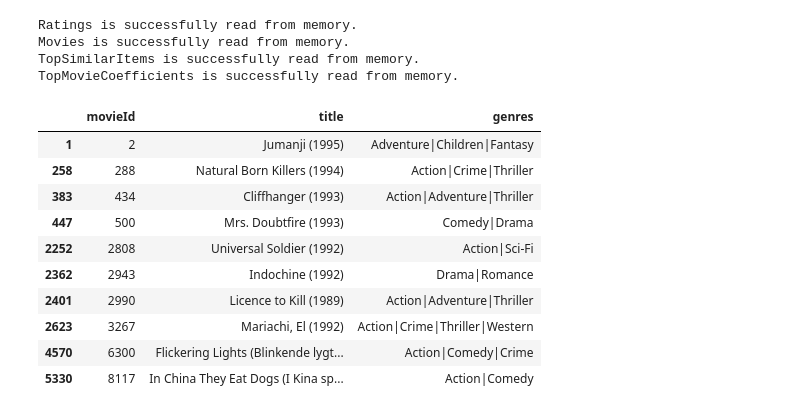
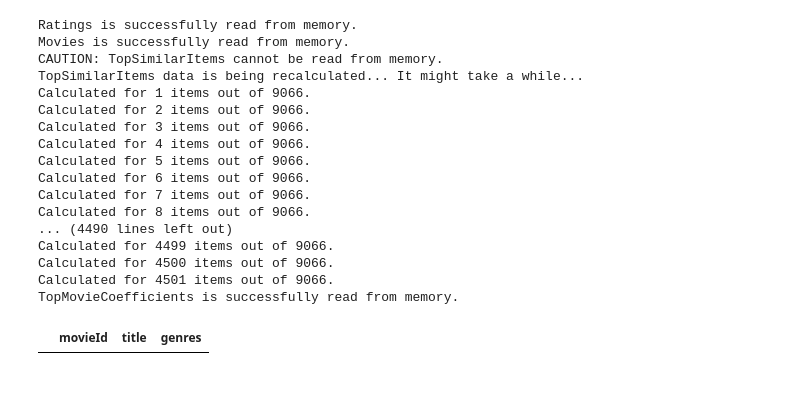
Before and after one commit to Chleb/datamine-project, a Jupyter notebook: item_collaborative_filtering.ipynb, the cells around one changed output. Saved outputs shown, nothing was run; the diff lists cells and outputs as text; code cells hidden in the pictures; blank space fills up the shorter version.

```diff
--- a/item_collaborative_filtering.ipynb
+++ b/item_collaborative_filtering.ipynb
@@ -44,29 +44,26 @@ def process_ratings(Ratings):
     return Ratings, PivotedMoviesMatrix
 # %%
 def item_similarity_matrix():
-    MoviesMatrix = pd.DataFrame(0, index=distinct_movies, columns=np.arange(distinct_movies.size)+1, dtype='float')
-    TopSimilarItems = pd.DataFrame(0, index=distinct_movies, columns=np.arange(1000)+1, dtype='float')
-    MovieCoefficients = pd.DataFrame(0, index=distinct_movies, columns=np.arange(distinct_movies.size)+1, dtype='float')
-    TopMovieCoefficients = pd.DataFrame(0, index=distinct_movies, columns=np.arange(1000)+1, dtype='float')
+    MoviesMatrix = pd.DataFrame(0, index=np.arange(distinct_movies.size), columns=np.arange(distinct_movies.size), dtype='float')
+    TopSimilarItems = pd.DataFrame(0, index=np.arange(distinct_movies.size), columns=np.arange(1000), dtype='float')
+    MovieCoefficients = pd.DataFrame(0, index=np.arange(distinct_movies.size), columns=np.arange(distinct_movies.size), dtype='float')
+    TopMovieCoefficients = pd.DataFrame(0, index=np.arange(distinct_movies.size), columns=np.arange(1000), dtype='float')
 
-    for movie in distinct_movies:
+    for movie in distinct_movies[:4501]:
         movieIndex = np.searchsorted(distinct_movies, movie)
 
         for movie2 in distinct_movies:
             movie2Index = np.searchsorted(distinct_movies, movie2)
             proximity = unskewed_pearson_similarity(PivotedMoviesMatrix.iloc[:,movieIndex], PivotedMoviesMatrix.iloc[:,movie2Index])
-            MoviesMatrix[movie2Index+1][movieIndex+1] = proximity
+            MoviesMatrix[movie2Index][movieIndex] = proximity
 
         similarity_values = np.copy(MoviesMatrix.values[movieIndex])
-        sorted_movie_indexes = np.argsort(MoviesMatrix.values[movieIndex])[::-1]
-        MoviesMatrix.values[movieIndex] = MoviesMatrix.index[sorted_movie_indexes]
+        MoviesMatrix.values[movieIndex] = np.argsort(MoviesMatrix.values[movieIndex])[::-1]
         similarity_values.sort()
         similarity_values = similarity_values[::-1]
 
-        MovieCoefficients.values[movieIndex] = similarity_values
-        MovieCoefficients.values[movieIndex] = np.where(similarity_values > 0, MovieCoefficients.values[movieIndex], 0)
+        MovieCoefficients.values[movieIndex] = np.where(similarity_values > 0, similarity_values, 0)
         TopMovieCoefficients.values[movieIndex] = MovieCoefficients.values[movieIndex][:1000]
-
         MoviesMatrix.values[movieIndex] = np.where(similarity_values > 0, MoviesMatrix.values[movieIndex], 0)
         TopSimilarItems.values[movieIndex] = MoviesMatrix.values[movieIndex][:1000]
         print("Calculated for {} items out of {}.").format(movieIndex+1, distinct_movies.size)
@@ -93,7 +90,20 @@ TopMovieCoefficients = load_precalculated(TopMovieCoefficients, "TopMovieCoeffic
 # %% [output]
 Ratings is successfully read from memory.
 Movies is successfully read from memory.
-TopSimilarItems is successfully read from memory.
+CAUTION: TopSimilarItems cannot be read from memory.
+TopSimilarItems data is being recalculated... It might take a while...
+Calculated for 1 items out of 9066.
+Calculated for 2 items out of 9066.
+Calculated for 3 items out of 9066.
+Calculated for 4 items out of 9066.
+Calculated for 5 items out of 9066.
+Calculated for 6 items out of 9066.
+Calculated for 7 items out of 9066.
+Calculated for 8 items out of 9066.
+... (4490 lines left out)
+Calculated for 4499 items out of 9066.
+Calculated for 4500 items out of 9066.
+Calculated for 4501 items out of 9066.
 TopMovieCoefficients is successfully read from memory.
 # %%
 def accumulate_item_recommendations(userId, user_preferences, user_rates):
@@ -130,18 +140,8 @@ def item_collaborative_recommendations(userId):
 
     return item_recommendations
 # %%
-userId=2
+userId=5
 res = item_collaborative_recommendations(userId)
 Movies[Movies['movieId'].isin(res[:10])]
 # %% [output]
 |  | movieId | title | genres |
-| 1 | 2 | Jumanji (1995) | Adventure|Children|Fantasy |
-| 258 | 288 | Natural Born Killers (1994) | Action|Crime|Thriller |
-| 383 | 434 | Cliffhanger (1993) | Action|Adventure|Thriller |
-| 447 | 500 | Mrs. Doubtfire (1993) | Comedy|Drama |
-| 2252 | 2808 | Universal Soldier (1992) | Action|Sci-Fi |
-| 2362 | 2943 | Indochine (1992) | Drama|Romance |
-| 2401 | 2990 | Licence to Kill (1989) | Action|Adventure|Thriller |
-| 2623 | 3267 | Mariachi, El (1992) | Action|Crime|Thriller|Western |
-| 4570 | 6300 | Flickering Lights (Blinkende lygt... | Action|Comedy|Crime |
-| 5330 | 8117 | In China They Eat Dogs (I Kina sp... | Action|Comedy |
```
Also changed, not shown: parts of 1 cell of this notebook, 6 other files.
